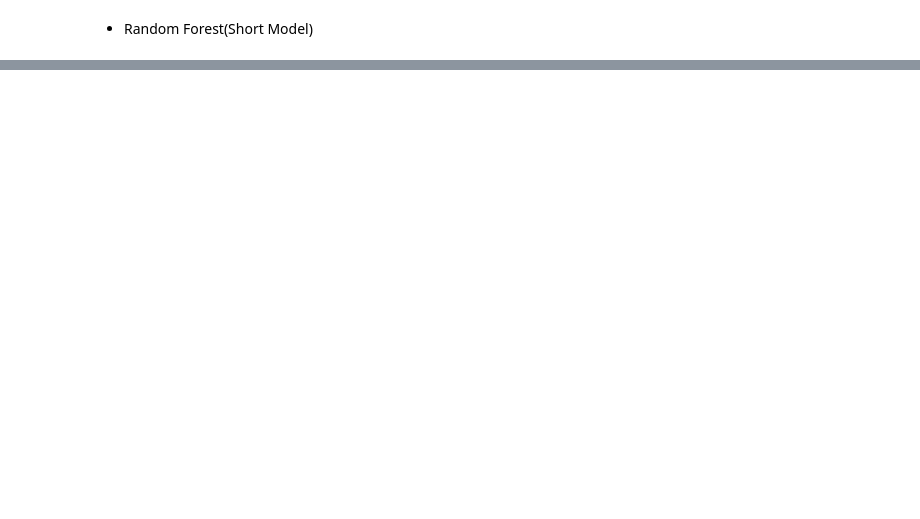
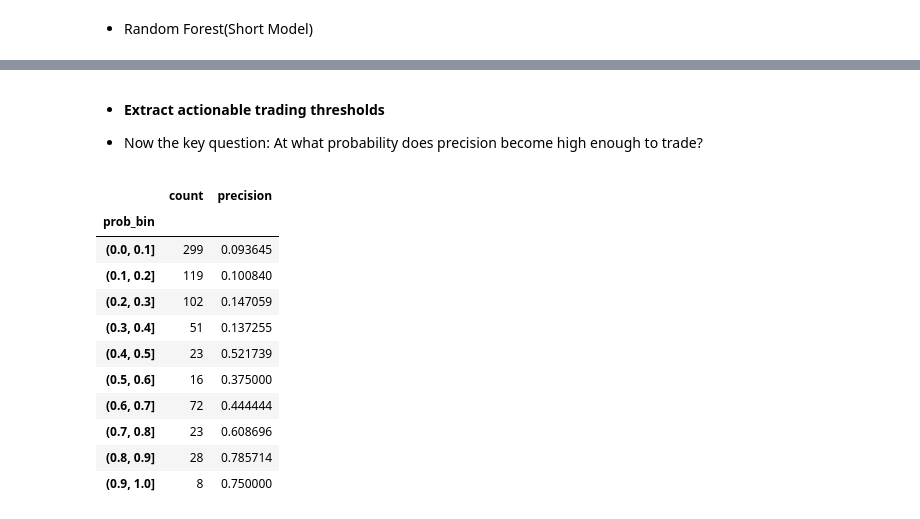
Before and after one commit to FirstBML/Whale-Movement-Based-Price-Direction-Generator-V2, a Jupyter notebook: WhalesIntent/Intent/Data_Prep&EDA.ipynb, the cells around one changed output, grey strips where cells are left out. Cells and saved outputs as stored; diff of their text form; code cells hidden in the pictures; blank space fills up the shorter version.

```diff
--- a/WhalesIntent/Intent/Data_Prep&EDA.ipynb
+++ b/WhalesIntent/Intent/Data_Prep&EDA.ipynb
@@ -977,0 +1024,15 @@ print(f"Random Forest SHORT AUC: {rf_short_auc:.4f}")
+# %%
+
+
+from sklearn.calibration import CalibratedClassifierCV
+
+
+rf_short.fit(X_train, y_train_short)
+
+rf_short_cal = CalibratedClassifierCV(
+    rf_short,
+    method="isotonic",
+    cv=5
+)
+
+rf_short_cal.fit(X_train, y_train_short)
@@ -977,0 +1050,7 @@ print(f"Random Forest SHORT AUC: {rf_short_auc:.4f}")
+# %%
+
+# Raw RF probabilities
+rf_raw_probs = rf_short.predict_proba(X_val)[:, 1]
+
+#Calibrated probabilities
+rf_cal_probs = rf_short_cal.predict_proba(X_val)[:, 1]
@@ -977,0 +1098,39 @@ print(f"Random Forest SHORT AUC: {rf_short_auc:.4f}")
+# %% [markdown]
+- **Extract actionable trading thresholds**
+
+- Now the key question: At what probability does precision become high enough to trade?
+# %%
+import pandas as pd
+import numpy as np
+
+bins = np.linspace(0, 1, 11)
+
+bucket = pd.cut(rf_cal_probs, bins=bins)
+bucket_df = pd.DataFrame({
+    "prob_bin": bucket,
+    "actual": y_val_short
+})
+
+bucket_stats = (
+    bucket_df
+    .groupby("prob_bin")
+    .agg(
+        count=("actual", "count"),
+        precision=("actual", "mean")
+    )
+)
+
+bucket_stats
+# %% [output]
+|  | count | precision |
+| prob_bin |  |  |
+| (0.0, 0.1] | 299 | 0.093645 |
+| (0.1, 0.2] | 119 | 0.100840 |
+| (0.2, 0.3] | 102 | 0.147059 |
+| (0.3, 0.4] | 51 | 0.137255 |
+| (0.4, 0.5] | 23 | 0.521739 |
+| (0.5, 0.6] | 16 | 0.375000 |
+| (0.6, 0.7] | 72 | 0.444444 |
+| (0.7, 0.8] | 23 | 0.608696 |
+| (0.8, 0.9] | 28 | 0.785714 |
+| (0.9, 1.0] | 8 | 0.750000 |
```
Also changed, not shown: parts of 14 cells of this notebook.
